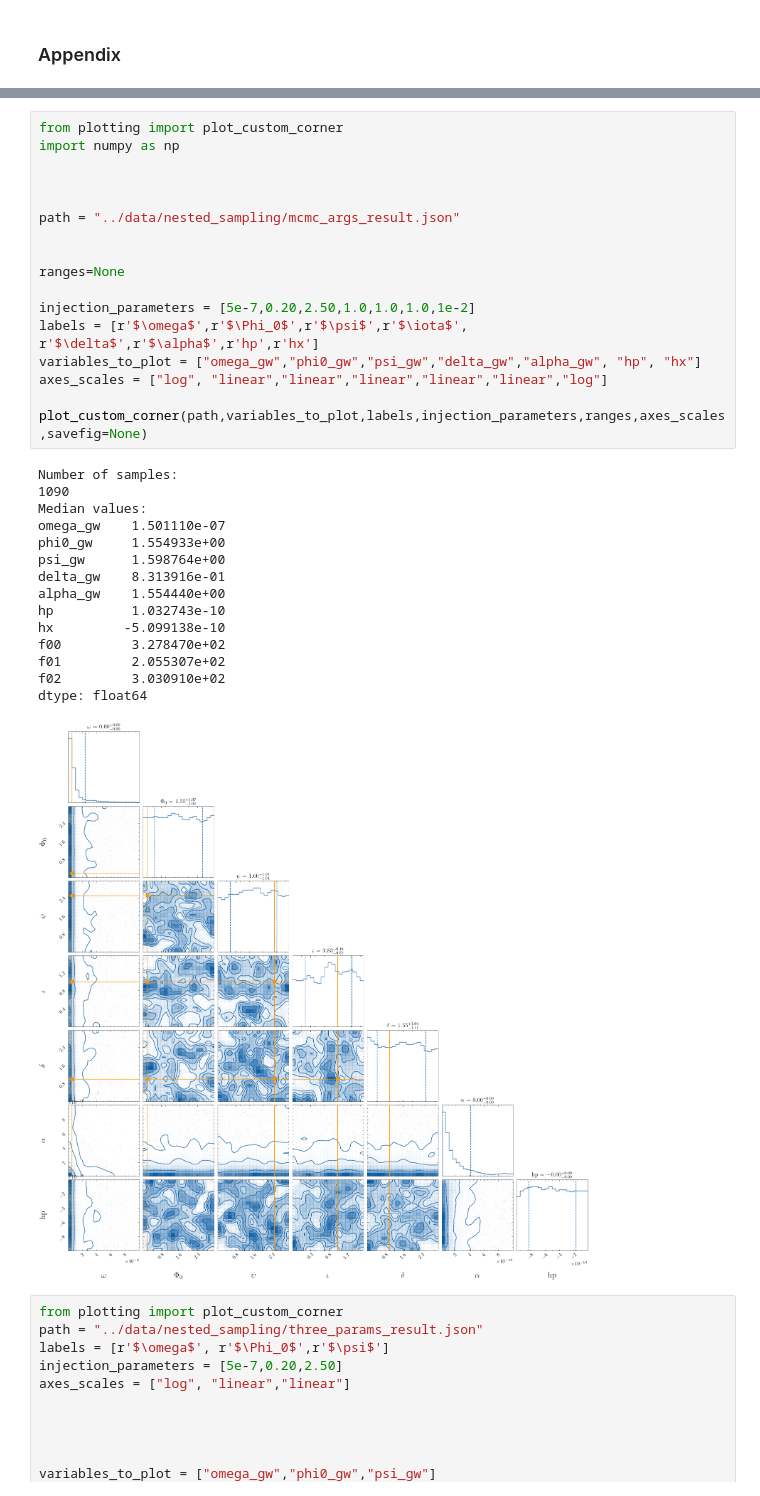
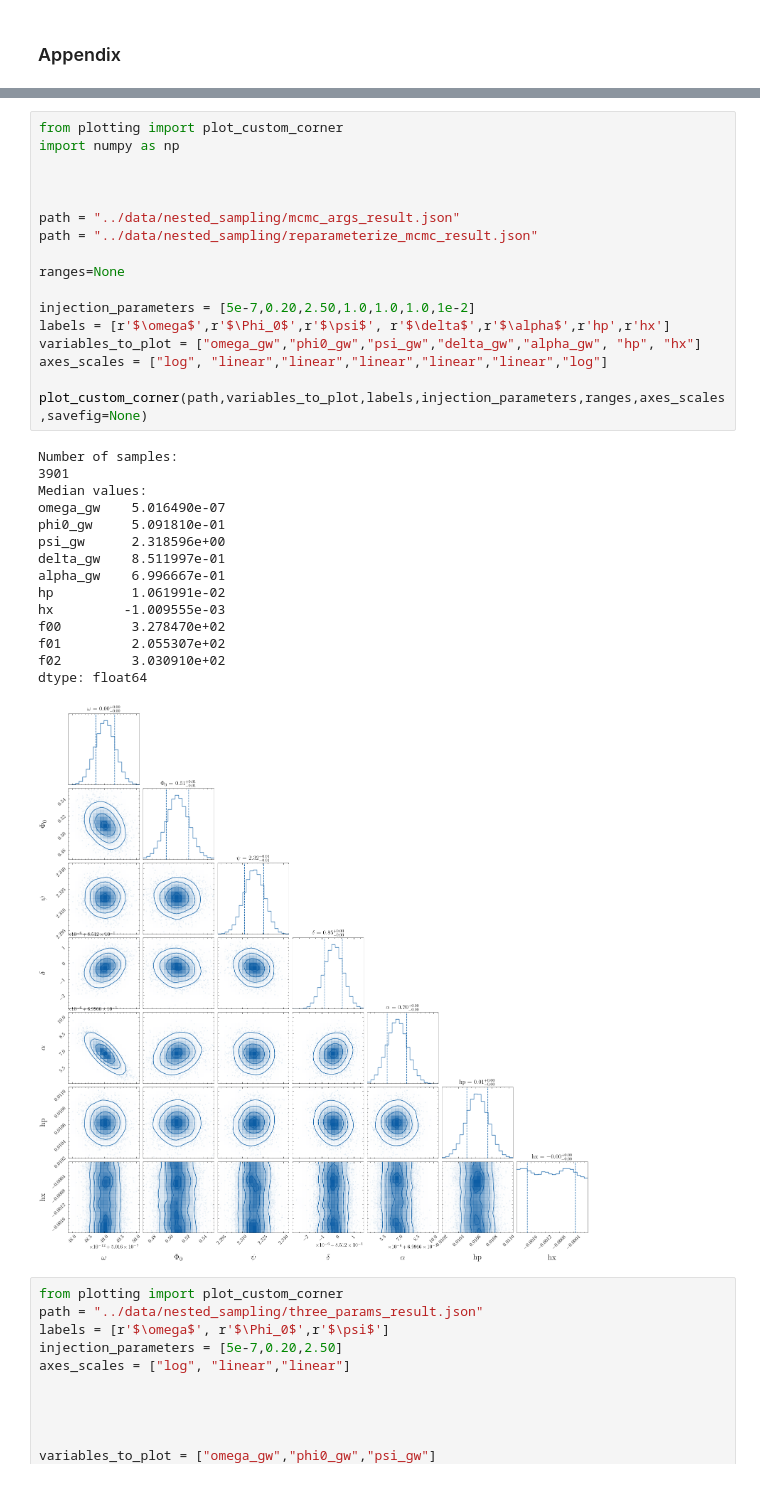
Before and after one commit to tomkimpson/StateSpacePTA, a Jupyter notebook: notebooks/plots_for_paper.ipynb, the cells around one changed output, grey strips where cells are left out. Cells and saved outputs as stored; diff of their text form.

```diff
--- a/notebooks/plots_for_paper.ipynb
+++ b/notebooks/plots_for_paper.ipynb
@@ -193,36 +236,36 @@ ValueError: It looks like the parameter(s) in column(s) 3, 6 have no dynamic ran
 # %%
 from plotting import plot_custom_corner
 import numpy as np
 
 
 
 path = "../data/nested_sampling/mcmc_args_result.json"
-
+path = "../data/nested_sampling/reparameterize_mcmc_result.json"
 
 ranges=None
 
 injection_parameters = [5e-7,0.20,2.50,1.0,1.0,1.0,1e-2]
-labels = [r'$\omega$',r'$\Phi_0$',r'$\psi$',r'$\iota$', r'$\delta$',r'$\alpha$',r'hp',r'hx']
+labels = [r'$\omega$',r'$\Phi_0$',r'$\psi$', r'$\delta$',r'$\alpha$',r'hp',r'hx']
 variables_to_plot = ["omega_gw","phi0_gw","psi_gw","delta_gw","alpha_gw", "hp", "hx"]
 axes_scales = ["log", "linear","linear","linear","linear","linear","log"]
 
 plot_custom_corner(path,variables_to_plot,labels,injection_parameters,ranges,axes_scales,savefig=None)
 # %% [output]
 Number of samples:
-1090
+3901
 Median values:
-omega_gw    1.501110e-07
-phi0_gw     1.554933e+00
-psi_gw      1.598764e+00
-delta_gw    8.313916e-01
-alpha_gw    1.554440e+00
-hp          1.032743e-10
-hx         -5.099138e-10
+omega_gw    5.016490e-07
+phi0_gw     5.091810e-01
+psi_gw      2.318596e+00
+delta_gw    8.511997e-01
+alpha_gw    6.996667e-01
+hp          1.061991e-02
+hx         -1.009555e-03
 f00         3.278470e+02
 f01         2.055307e+02
 f02         3.030910e+02
 dtype: float64
-[figure, old version]
+[figure, new version]
 # %%
 from plotting import plot_custom_corner
 path = "../data/nested_sampling/three_params_result.json"
```
Also changed, not shown: parts of 4 cells of this notebook, 2 other files.
